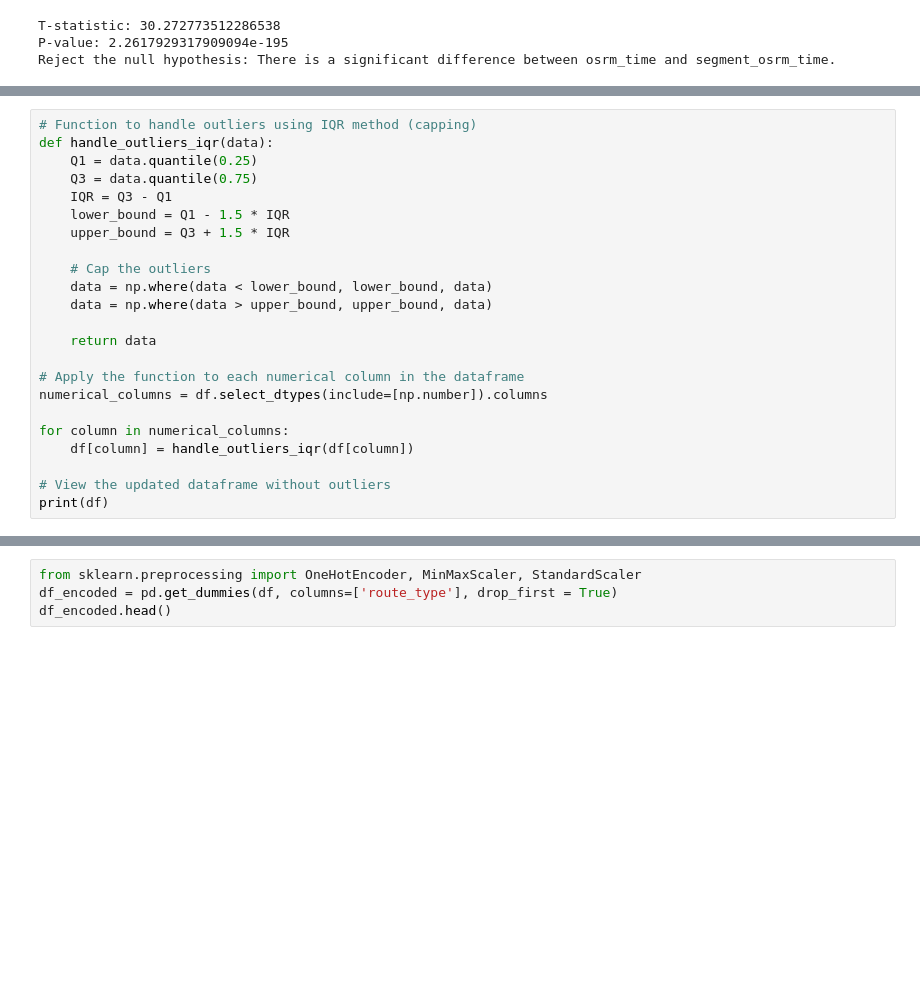
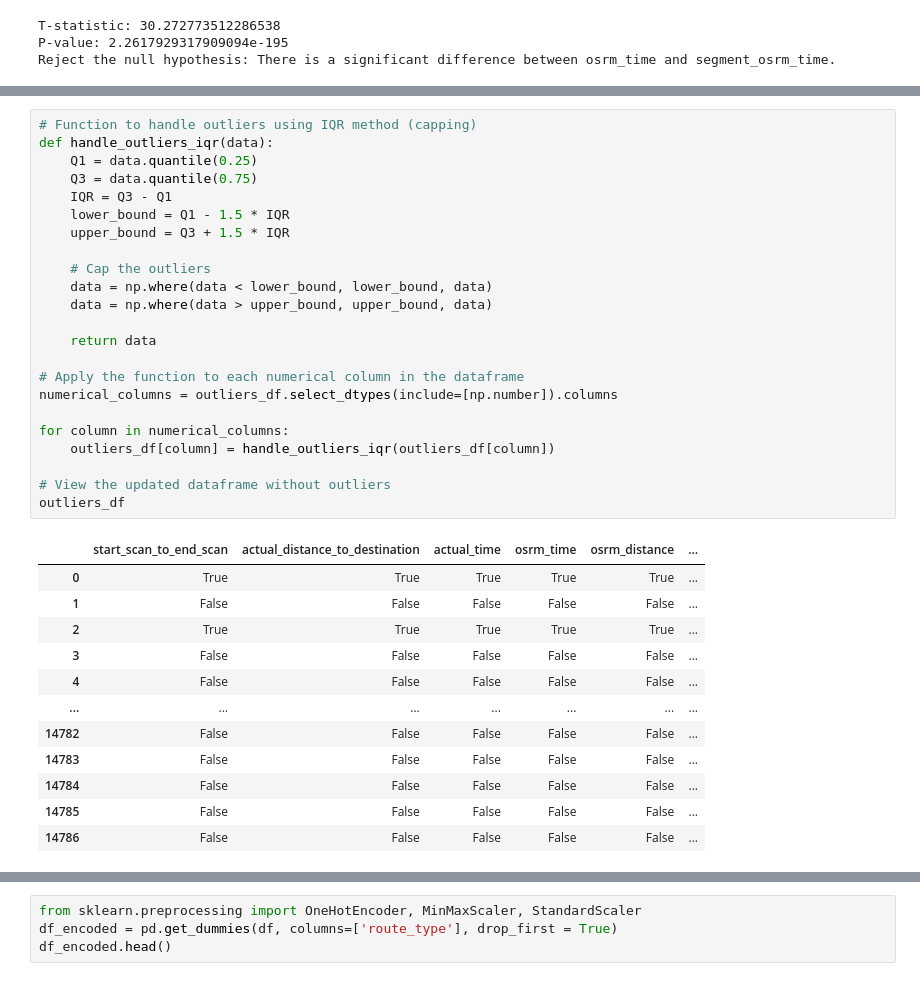
Before and after one commit to TharunkishoreJ/Python_Projects, a Jupyter notebook: Delivery_Case_Sudy.ipynb, the cells around one changed output, grey strips where cells are left out. Drawn from its saved outputs; the diff is of its cells as text; blank space fills up the shorter version.

```diff
--- a/Delivery_Case_Sudy.ipynb
+++ b/Delivery_Case_Sudy.ipynb
@@ -472,24 +456,36 @@ plt.show()
 # %%
 # Function to handle outliers using IQR method (capping)
 def handle_outliers_iqr(data):
     Q1 = data.quantile(0.25)
     Q3 = data.quantile(0.75)
     IQR = Q3 - Q1
     lower_bound = Q1 - 1.5 * IQR
     upper_bound = Q3 + 1.5 * IQR
 
     # Cap the outliers
     data = np.where(data < lower_bound, lower_bound, data)
     data = np.where(data > upper_bound, upper_bound, data)
 
     return data
 
 # Apply the function to each numerical column in the dataframe
-numerical_columns = df.select_dtypes(include=[np.number]).columns
+numerical_columns = outliers_df.select_dtypes(include=[np.number]).columns
 
 for column in numerical_columns:
-    df[column] = handle_outliers_iqr(df[column])
+    outliers_df[column] = handle_outliers_iqr(outliers_df[column])
 
 # View the updated dataframe without outliers
-print(df)
+outliers_df
 # %% [output]
+|  | start_scan_to_end_scan | actual_distance_to_destination | actual_time | osrm_time | osrm_distance | ... |
+| 0 | True | True | True | True | True | ... |
+| 1 | False | False | False | False | False | ... |
+| 2 | True | True | True | True | True | ... |
+| 3 | False | False | False | False | False | ... |
+| 4 | False | False | False | False | False | ... |
+| ... | ... | ... | ... | ... | ... | ... |
+| 14782 | False | False | False | False | False | ... |
+| 14783 | False | False | False | False | False | ... |
+| 14784 | False | False | False | False | False | ... |
+| 14785 | False | False | False | False | False | ... |
+| 14786 | False | False | False | False | False | ... |
```
Also changed, not shown: parts of 3 cells of this notebook.
